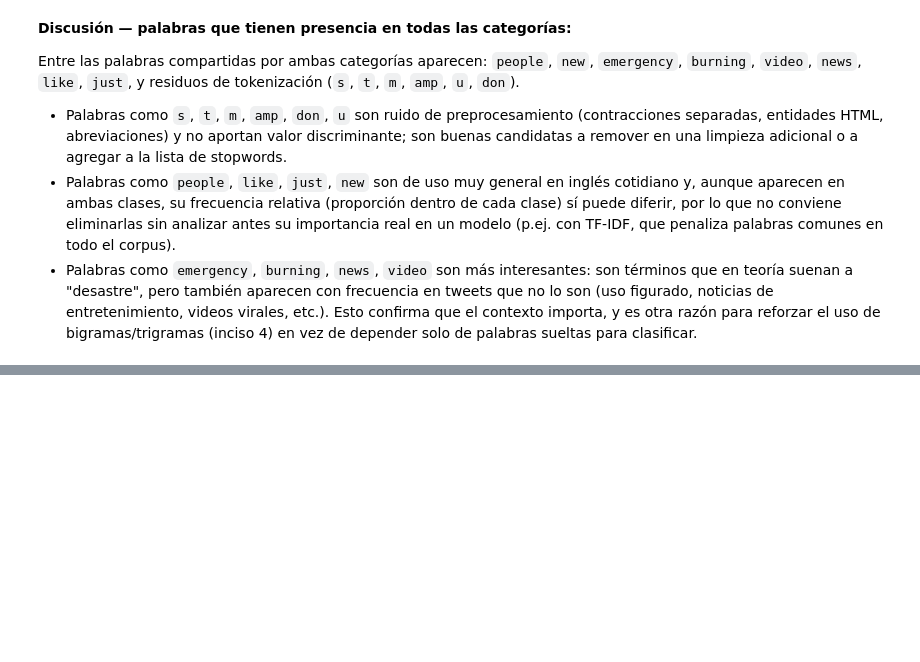
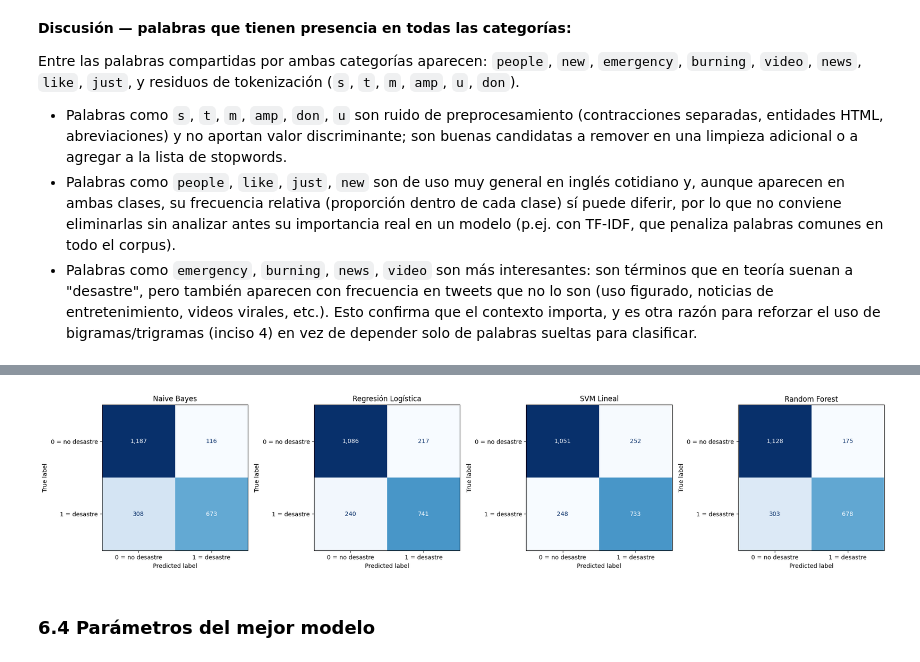
Before and after one commit to Ikeel04/Labs-DS, a Jupyter notebook: Lab5/Laboratorio5.ipynb, the cells around one changed output, grey strips where cells are left out. Cells and saved outputs as stored; diff of their text form; code cells hidden in the pictures; blank space fills up the shorter version.

```diff
--- a/Lab5/Laboratorio5.ipynb
+++ b/Lab5/Laboratorio5.ipynb
@@ -232,0 +241,19 @@ Entre las palabras compartidas por ambas categorías aparecen: `people`, `new`,
+# %%
+from sklearn.model_selection import train_test_split
+from sklearn.feature_extraction.text import TfidfVectorizer
+
+X_text = df["text_limpio"]
+y = df["target"]
+
+X_train_text, X_test_text, y_train, y_test = train_test_split(
+    X_text, y, test_size=0.30, random_state=42, stratify=y
+)
+
+vectorizer = TfidfVectorizer(ngram_range=(1, 2), min_df=3, max_df=0.9)
+X_train = vectorizer.fit_transform(X_train_text)
+X_test = vectorizer.transform(X_test_text)
+
+print("Tamaño del vocabulario TF-IDF:", len(vectorizer.vocabulary_))
+print("Train:", X_train.shape, "| Test:", X_test.shape)
+print("Proporción clase 1 (desastre) — train:", round(y_train.mean(), 3),
+      "| test:", round(y_test.mean(), 3))
@@ -232,0 +340,10 @@ Entre las palabras compartidas por ambas categorías aparecen: `people`, `new`,
+# %%
+tabla_modelos = pd.DataFrame({
+    nombre: {k: v for k, v in m.items() if k != "cm"}
+    for nombre, m in resultados.items()
+}).T
+display(tabla_modelos.round(3))
+
+mejor_modelo_nombre = tabla_modelos["f1"].idxmax()
+mejor_modelo = modelos[mejor_modelo_nombre]
+print("Mejor modelo según F1:", mejor_modelo_nombre)
@@ -232,0 +357,17 @@ Entre las palabras compartidas por ambas categorías aparecen: `people`, `new`,
+# %%
+from sklearn.metrics import ConfusionMatrixDisplay
+
+fig, axes = plt.subplots(1, 4, figsize=(20, 4.5))
+for ax, (nombre, m) in zip(axes, resultados.items()):
+    disp = ConfusionMatrixDisplay(
+        confusion_matrix=m["cm"], display_labels=["0 = no desastre", "1 = desastre"]
+    )
+    disp.plot(ax=ax, cmap="Blues", colorbar=False, values_format=",")
+    ax.set_title(nombre)
+plt.tight_layout()
+plt.savefig("matrices_confusion_modelos.png")
+plt.show()
+# %% [output]
+[figure, added]
+# %% [markdown]
+### 6.4 Parámetros del mejor modelo
```
Also changed, not shown: parts of 9 cells of this notebook.
